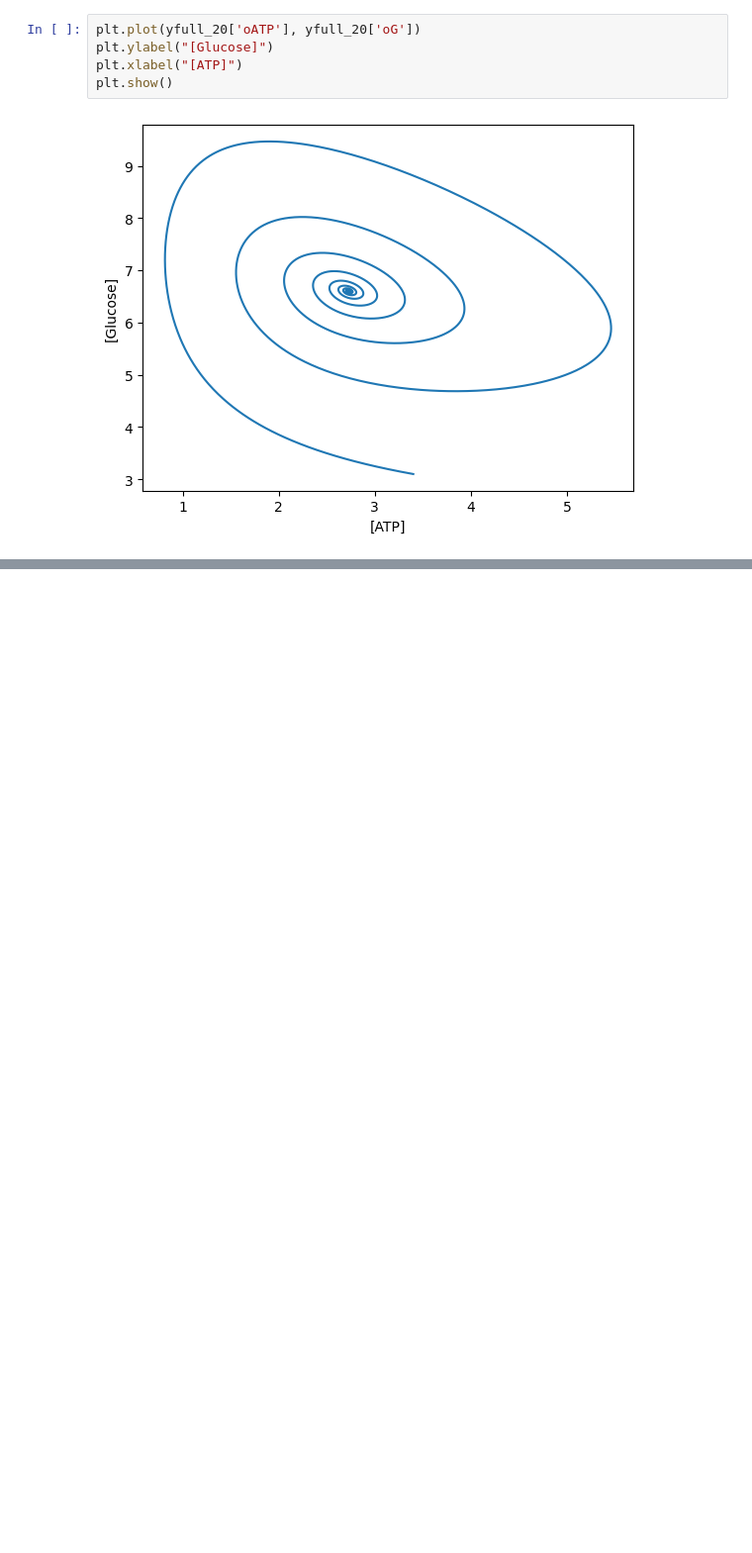
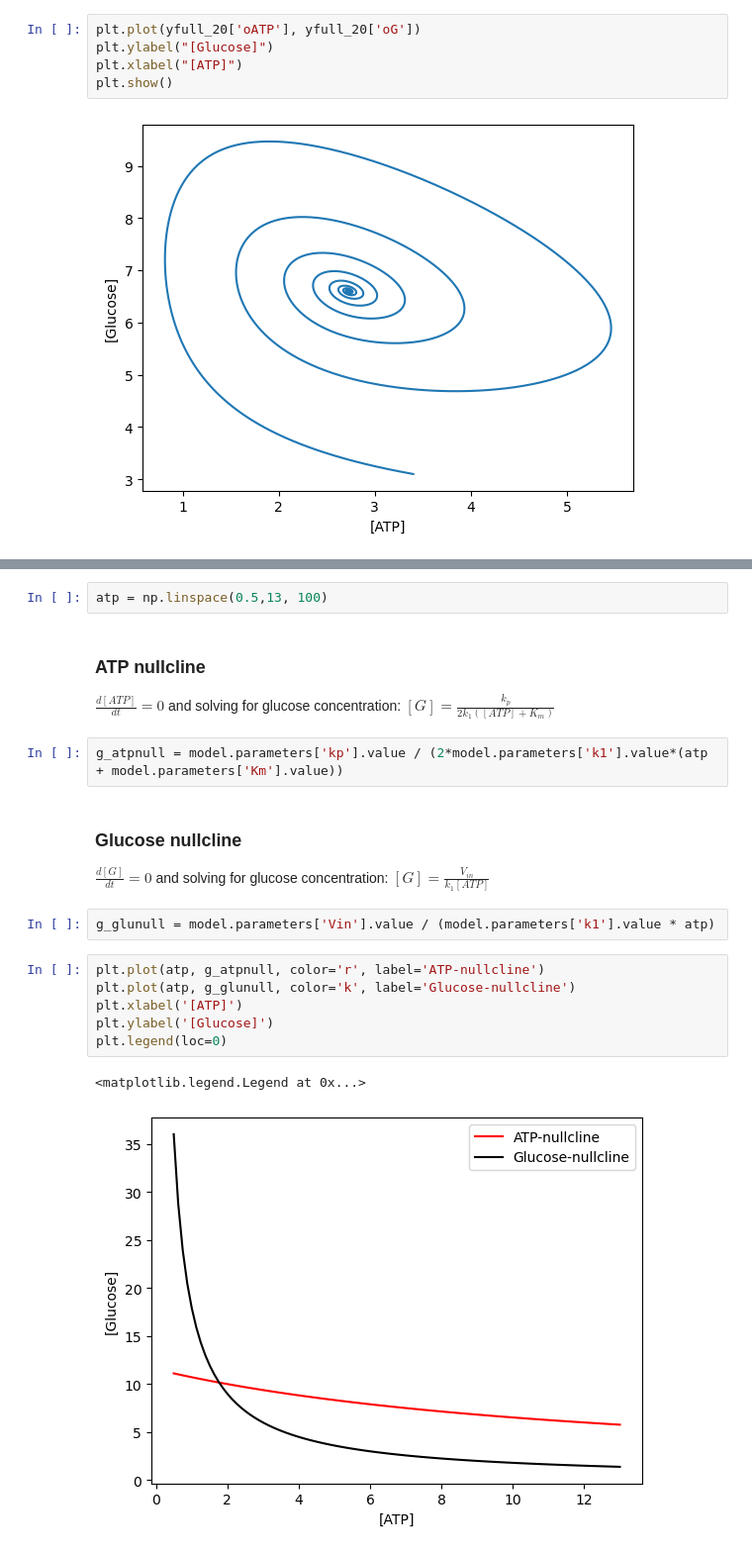
Before and after one commit to blakeaw/MYGO, a Jupyter notebook: stability-analysis.ipynb, the cells around one changed output, grey strips where cells are left out. Shown: that part at 99% size. Saved outputs shown, nothing was run; the diff lists cells and outputs as text; blank space fills up the shorter version.

```diff
--- a/stability-analysis.ipynb
+++ b/stability-analysis.ipynb
@@ -95,0 +100,24 @@ plt.show()
+# %%
+atp = np.linspace(0.5,13, 100)
+# %% [markdown]
+### ATP nullcline
+$\frac{d[ATP]}{dt}=0$ and solving for glucose concentration:
+$[G] = \frac{k_p}{2k_1([ATP] + K_m)}$
+# %%
+g_atpnull = model.parameters['kp'].value / (2*model.parameters['k1'].value*(atp + model.parameters['Km'].value))
+# %% [markdown]
+### Glucose nullcline
+
+$\frac{d[G]}{dt}=0$ and solving for glucose concentration:
+$[G] = \frac{V_{in}}{k_1[ATP]}$
+# %%
+g_glunull = model.parameters['Vin'].value / (model.parameters['k1'].value * atp)
+# %%
+plt.plot(atp, g_atpnull, color='r', label='ATP-nullcline')
+plt.plot(atp, g_glunull, color='k', label='Glucose-nullcline')
+plt.xlabel('[ATP]')
+plt.ylabel('[Glucose]')
+plt.legend(loc=0)
+# %% [output]
+<matplotlib.legend.Legend at 0x...>
+[figure, added]
```
Also changed, not shown: parts of 21 cells of this notebook.
